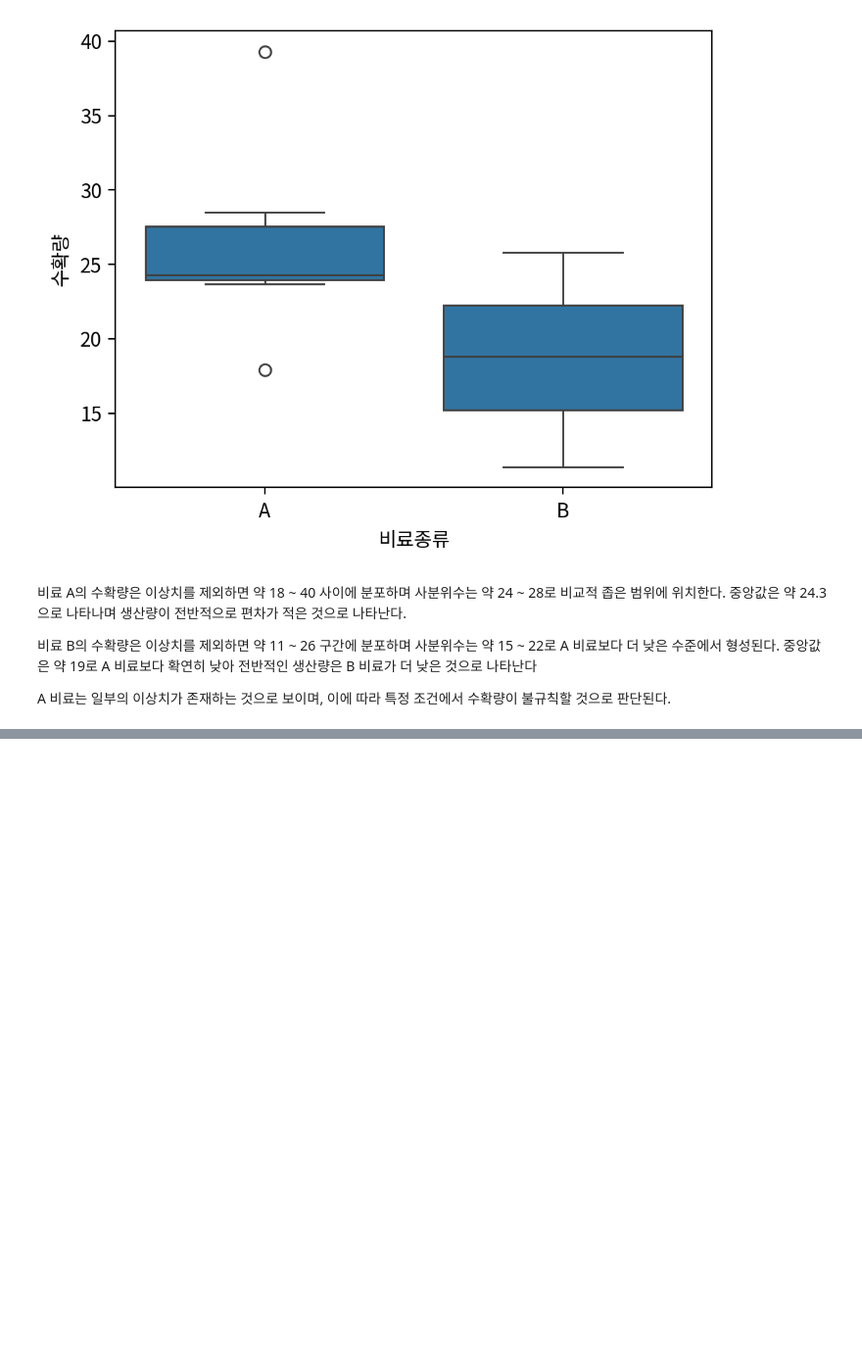
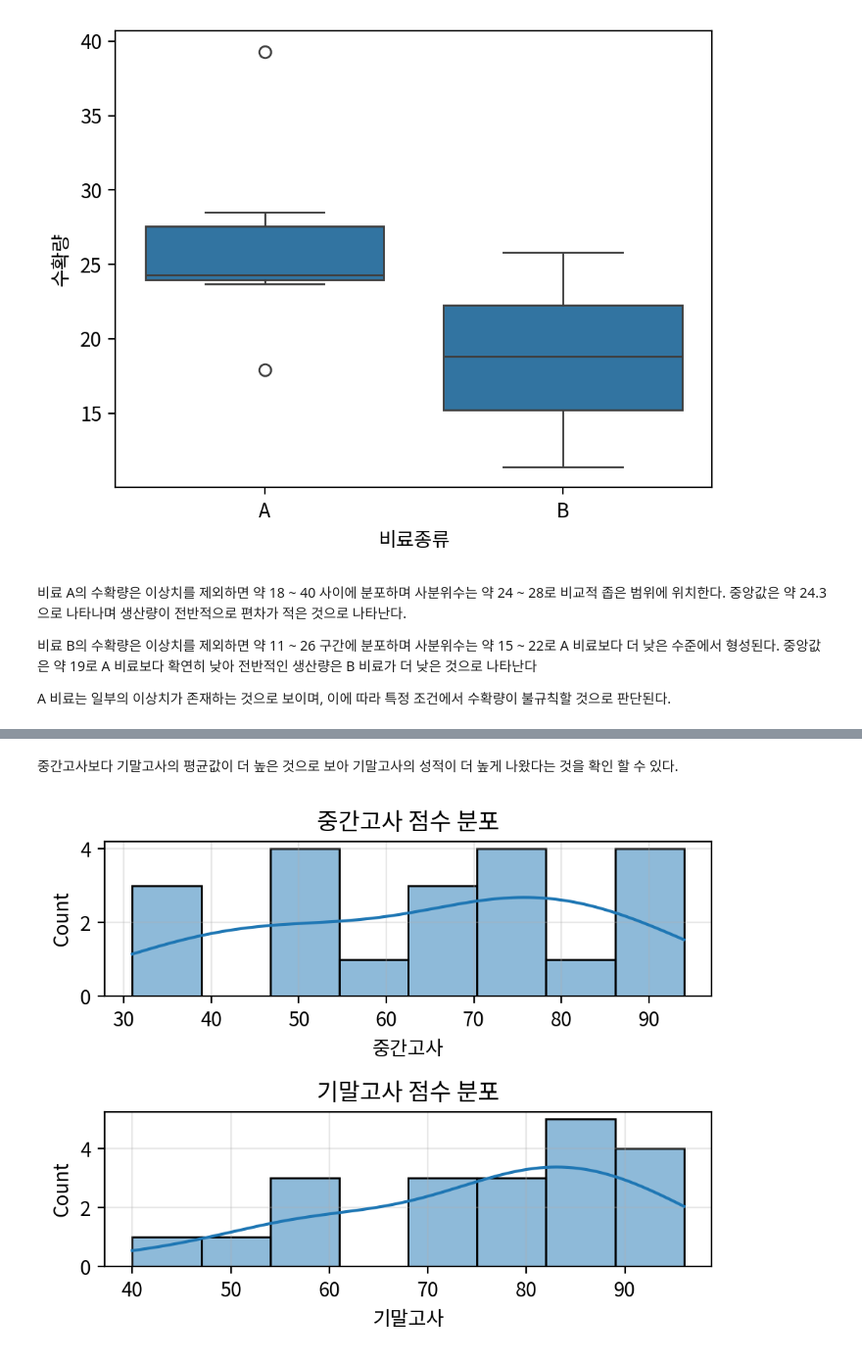
Before and after one commit to BeakJW/DATA_ANALYSIS_STUDY, a Jupyter notebook: 6강/06-종합-연습문제.ipynb, the cells around one changed output, grey strips where cells are left out. Shown: that part at 98% size. Cells and saved outputs as stored; diff of their text form; code cells hidden in the pictures; blank space fills up the shorter version.

```diff
--- a/6강/06-종합-연습문제.ipynb
+++ b/6강/06-종합-연습문제.ipynb
@@ -258,0 +326,3 @@ A 비료는 일부의 이상치가 존재하는 것으로 보이며, 이에 따
+# %%
+origin = load_data("stat_comp_grade")
+origin
@@ -258,0 +350,4 @@ A 비료는 일부의 이상치가 존재하는 것으로 보이며, 이에 따
+# %%
+df = origin.copy()
+df['전공코드'] = np.where(df['전공'] == 'STAT', 1, 2)
+df
@@ -258,0 +384,26 @@ A 비료는 일부의 이상치가 존재하는 것으로 보이며, 이에 따
+# %% [markdown]
+중간고사보다 기말고사의 평균값이 더 높은 것으로 보아 기말고사의 성적이 더 높게 나왔다는 것을 확인 할 수 있다.
+# %%
+# 1) 그래프 초기화
+width_px = 1000
+height_px = 800
+rows = 2
+cols = 1
+figsize = (width_px / my_dpi, height_px / my_dpi)
+fig, axes = plt.subplots(rows, cols, figsize=figsize, dpi=my_dpi)
+
+# 2-1) 중간고사 히스토그램
+sb.histplot(data=df, x='중간고사', bins=8, kde=True, ax=axes[0])
+axes[0].set_title("중간고사 점수 분포")
+axes[0].grid(True, alpha=0.3)
+
+# 2-2) 기말고사 히스토그램
+sb.histplot(data=df, x='기말고사', bins=8, kde=True, ax=axes[1])
+axes[1].set_title("기말고사 점수 분포")
+axes[1].grid(True, alpha=0.3)
+
+plt.tight_layout()
+plt.show()
+plt.close()
+# %% [output]
+[figure, added]
```
Also changed, not shown: parts of 12 cells of this notebook, 8 other files.
